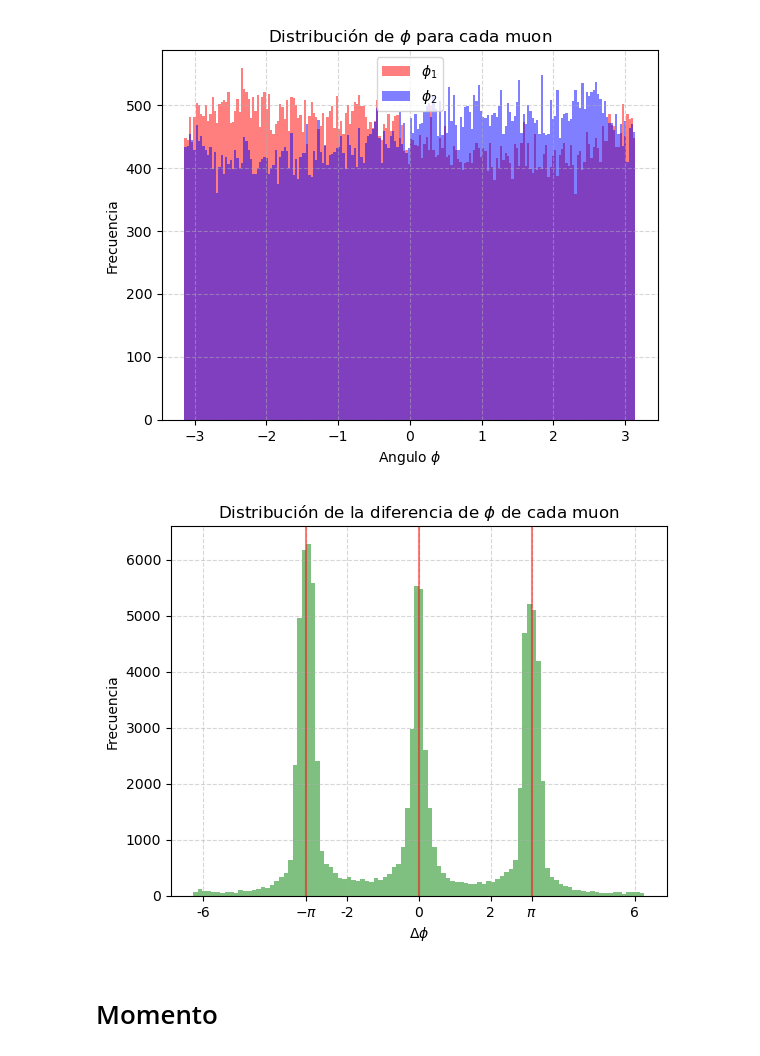
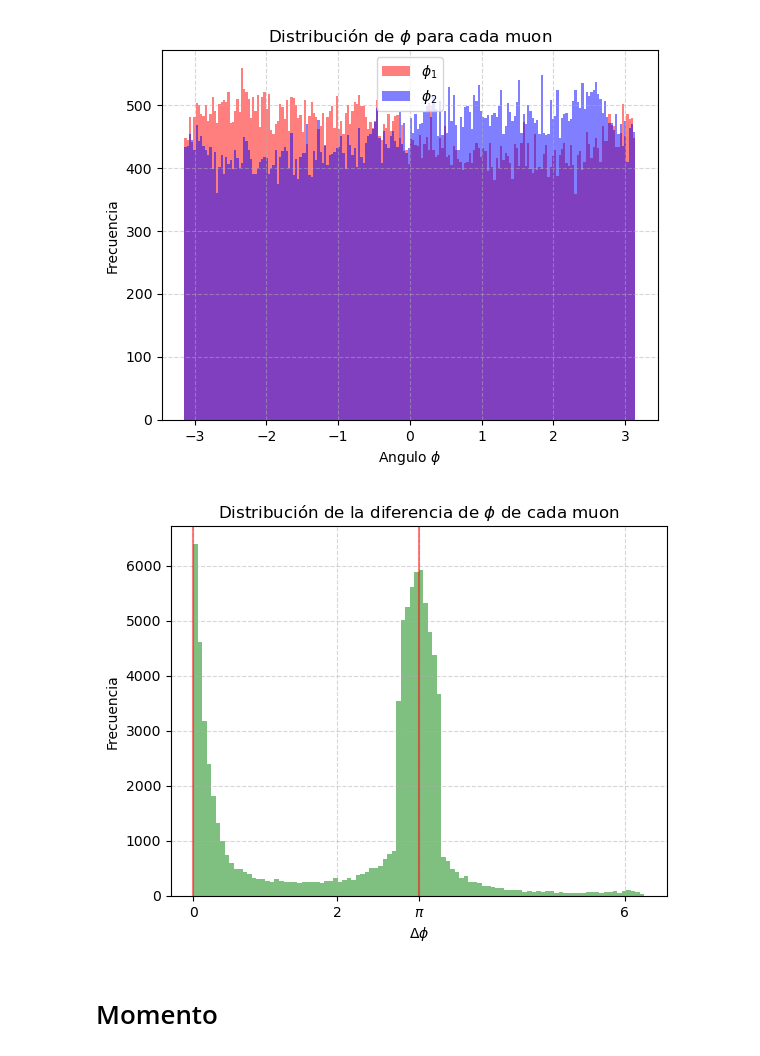
Before and after one commit to ProgramasParaFisicaDeParticulas/blindsampleanalysiswithcsv9-Art-999, a Jupyter notebook: Sample_desconocida.ipynb, the cells around one changed output. Drawn from its saved outputs; the diff is of its cells as text; code cells hidden in the pictures.

```diff
--- a/Sample_desconocida.ipynb
+++ b/Sample_desconocida.ipynb
@@ -301,30 +300,30 @@ plt.show()
 # %%
 delta_phi = corte_MG_eta['phi1'] - corte_MG_eta['phi2']
 
-plt.hist(delta_phi, bins=100, alpha=0.5, color='green')
+plt.hist(delta_phi.abs(), bins=100, alpha=0.5, color='green')
 plt.xlabel(r'$\Delta \phi$')
 plt.ylabel("Frecuencia")
 plt.title(r"Distribución de la diferencia de $\phi$ de cada muon")
 
 # Add vertical lines
 plt.axvline(x=np.pi, alpha=0.5, color='red')
-plt.axvline(x=-np.pi, alpha=0.5, color='red')
+#plt.axvline(x=-np.pi, alpha=0.5, color='red')
 plt.axvline(x=0, alpha=0.5, color='red')
 
 # Get current ticks and add the special ones
-current_xticks = [-6, -2, 0, 2, 6]
-special_xticks = [-np.pi, 0, np.pi]  # Ticks to highlight
+current_xticks = [ 0, 2, 6]
+special_xticks = [0, np.pi]  # Ticks to highlight
 all_xticks = sorted(set(current_xticks + special_xticks))  # Combine and remove duplicates
 
 
 # Set all ticks (black), then overwrite special ones (red)
-plt.xticks(all_xticks, ['-6', r'$-\pi$', '-2', '0', '2', r'$\pi$', '6'])  # First, apply all ticks
+plt.xticks(all_xticks, [ '0', '2', r'$\pi$', '6'])  # First, apply all ticks
 
 plt.grid(True, linestyle='--', alpha=0.5)
 plt.savefig("deltaphi_distribution_ini.png", dpi=300, bbox_inches='tight')
 plt.show()
 # %% [output]
-[figure, old version]
+[figure, new version]
 # %% [markdown]
 # Momento
 # %%
```
Also changed, not shown: parts of 6 cells of this notebook.
